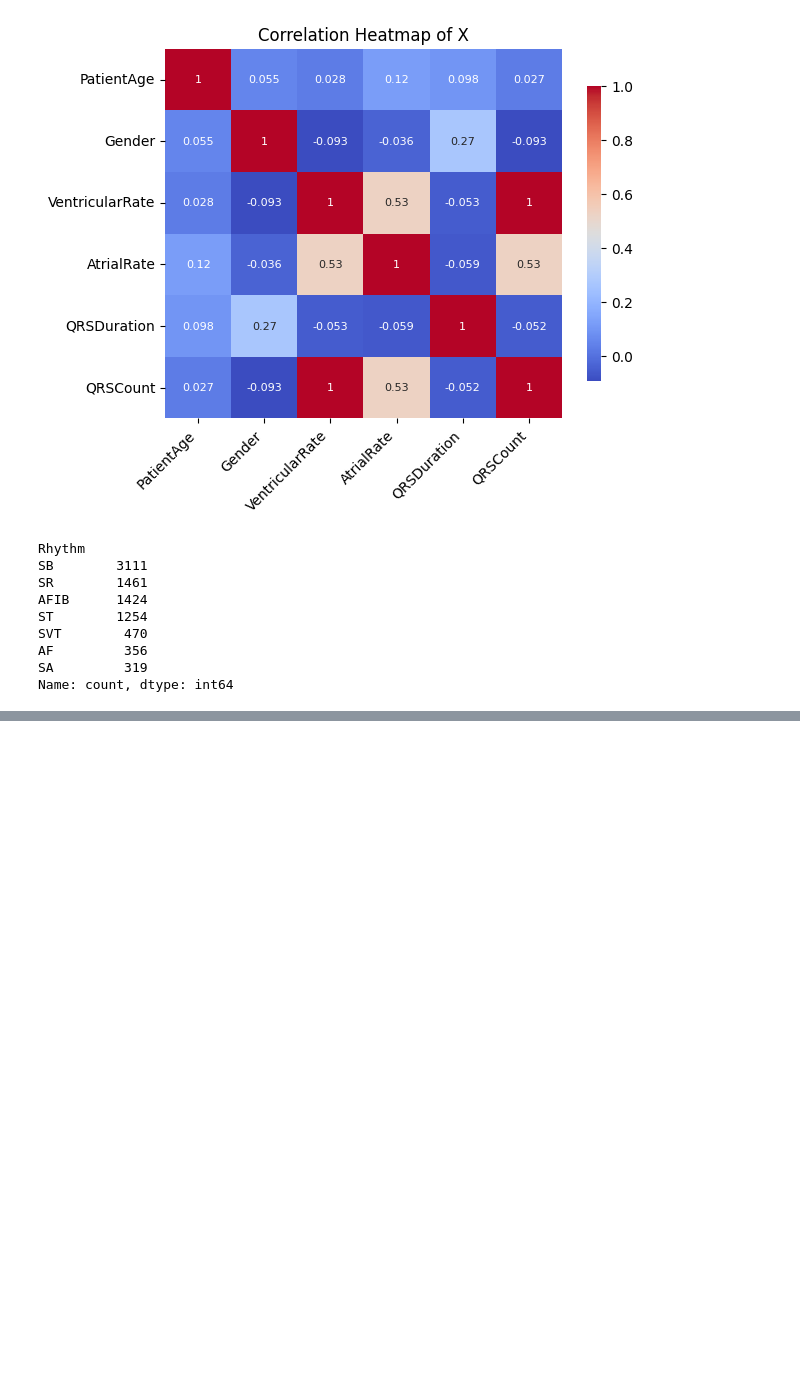
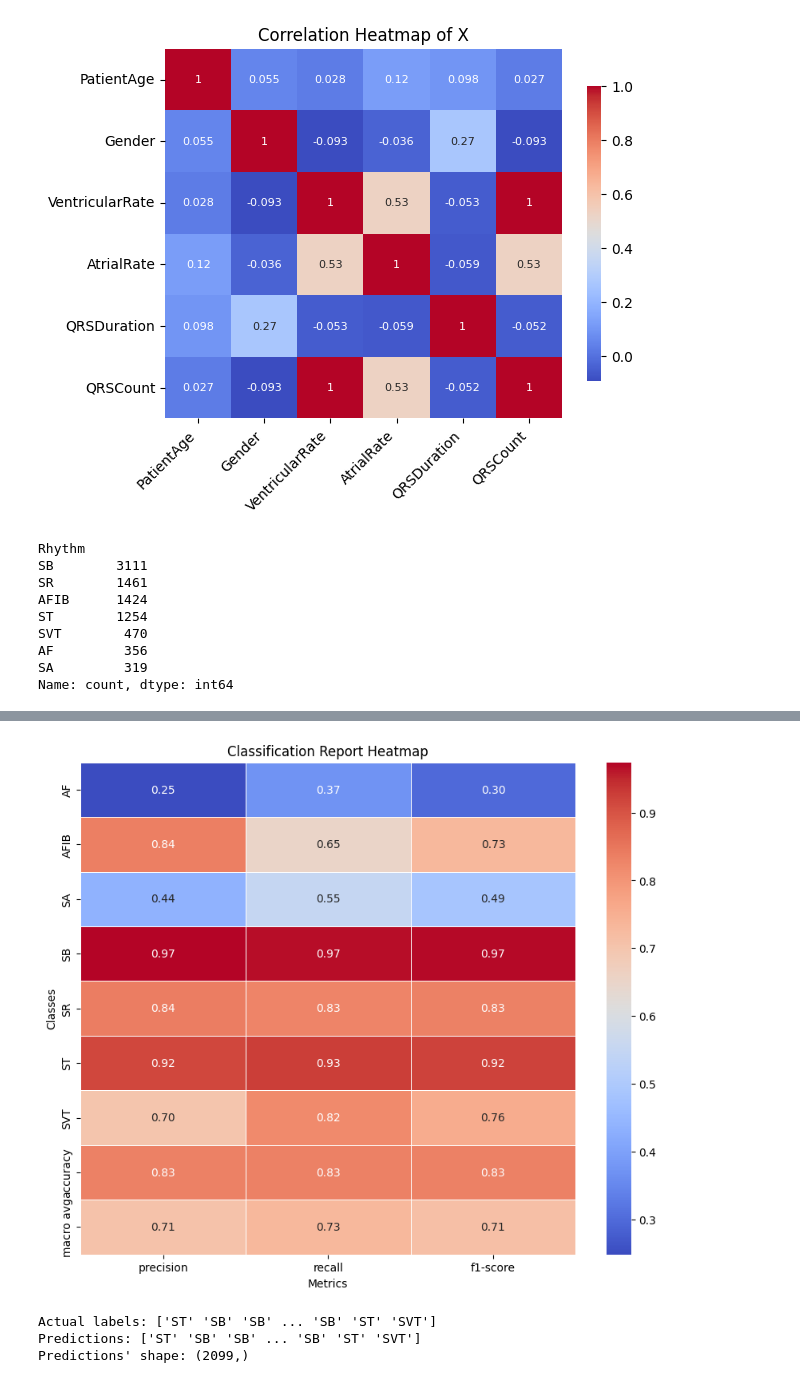
Before and after one commit to mlhbui/ml-ecg, a Jupyter notebook: src/Bui_EKG_ML_Model.ipynb, the cells around one changed output, grey strips where cells are left out. Cells and saved outputs as stored; diff of their text form; code cells hidden in the pictures; blank space fills up the shorter version.

```diff
--- a/src/Bui_EKG_ML_Model.ipynb
+++ b/src/Bui_EKG_ML_Model.ipynb
@@ -567,0 +560,14 @@ print(len(y_test), len(y_pred))
+# %%
+classification_report_heatmap(y_test,y_pred_mlp)
+# %% [output]
+[figure, added]
+# %%
+# MLP test
+predictions = mlp_model.predict(X_test_pca)
+print('Actual labels:', y_test.to_numpy())
+print('Predictions:', predictions)
+print('Predictions\' shape:', predictions.shape)
+# %% [output]
+Actual labels: ['ST' 'SB' 'SB' ... 'SB' 'ST' 'SVT']
+Predictions: ['ST' 'SB' 'SB' ... 'SB' 'ST' 'SVT']
+Predictions' shape: (2099,)
```
Also changed, not shown: parts of 56 cells of this notebook.
